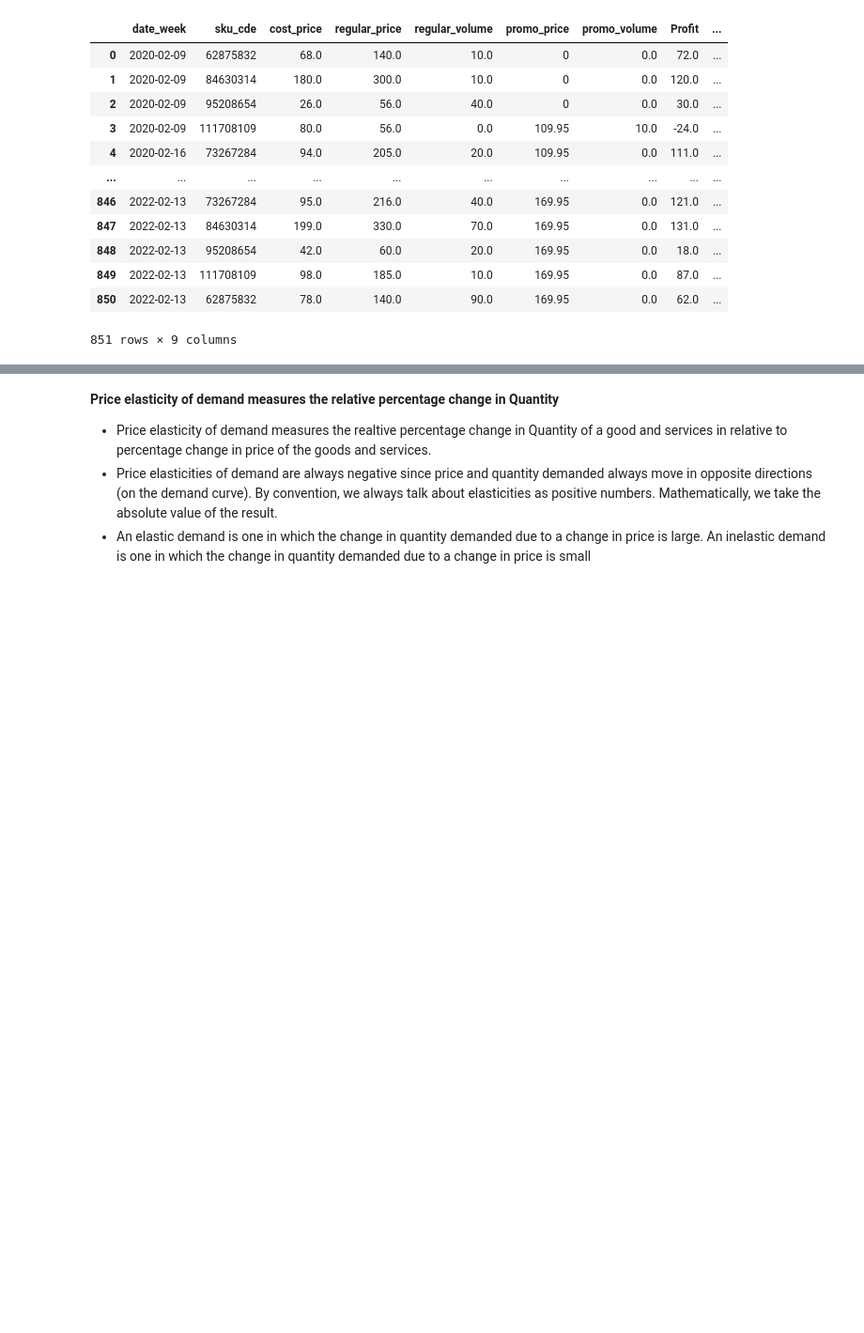
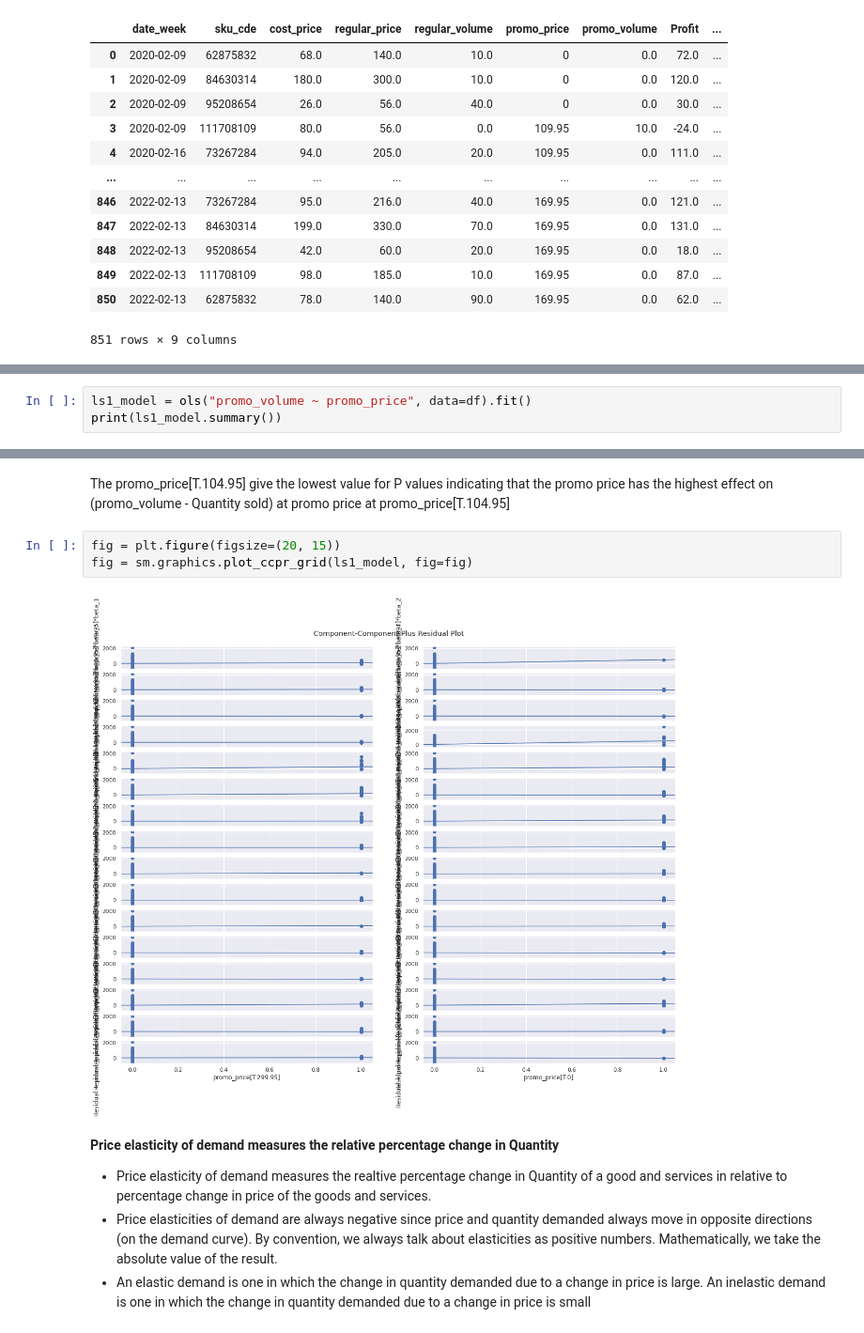
Before and after one commit to AyorindeTayo/Price-Elasticity-of-Deman-Prediction, a Jupyter notebook: Untitled64.ipynb, the cells around one changed output, grey strips where cells are left out. Shown at 94% size. Drawn from its saved outputs; the diff is of its cells as text; blank space fills up the shorter version.

```diff
--- a/Untitled64.ipynb
+++ b/Untitled64.ipynb
@@ -220,0 +268,3 @@ df
+# %%
+ls1_model = ols("promo_volume ~ promo_price", data=df).fit()
+print(ls1_model.summary())
@@ -221,3 +289,10 @@ df
+# %% [markdown]
+The promo_price[T.104.95] give the lowest value for P values indicating that the promo price has the highest effect on  (promo_volume - Quantity sold) at promo price at promo_price[T.104.95]
+# %%
+fig = plt.figure(figsize=(20, 15))
+fig = sm.graphics.plot_ccpr_grid(ls1_model, fig=fig)
+# %% [output]
+[figure, added]
 # %% [markdown]
 **Price elasticity of demand measures the relative percentage change in Quantity**
 
```
Also changed, not shown: parts of 14 cells of this notebook.
